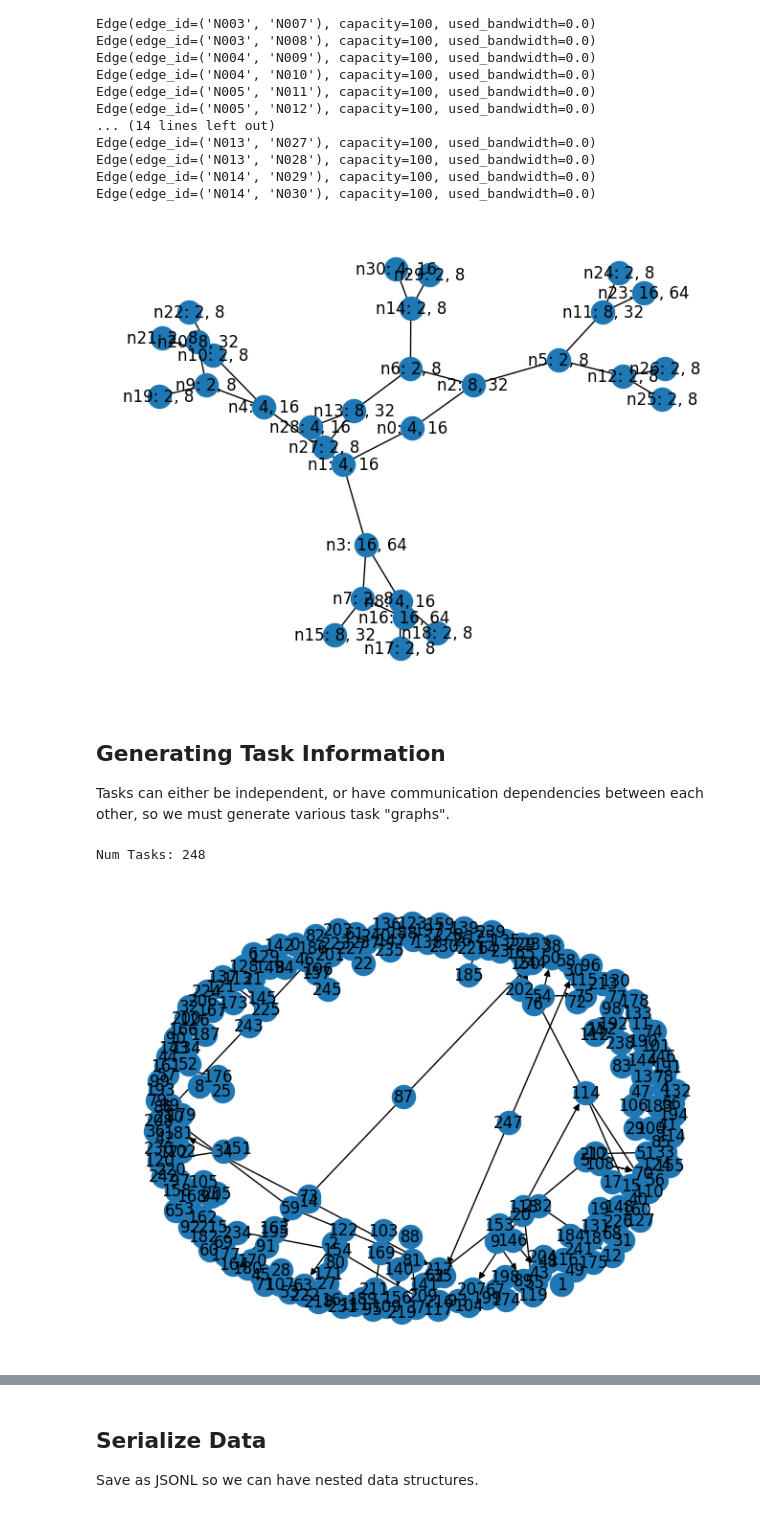
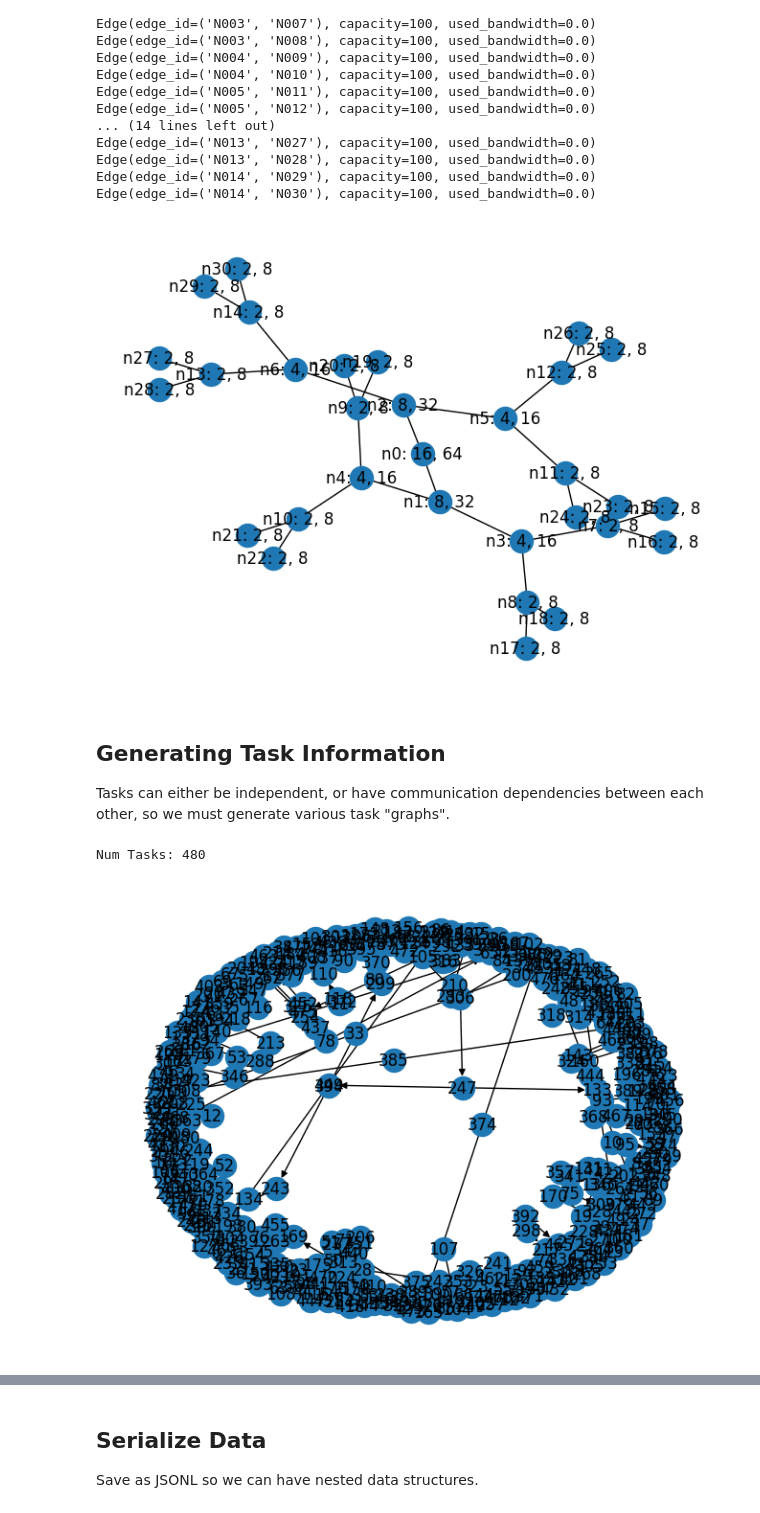
Before and after one commit to ProjectASAP/network-control-demo, a Jupyter notebook: solver_experimental/generate_topo.ipynb, the cells around one changed output, grey strips where cells are left out. Saved outputs shown, nothing was run; the diff lists cells and outputs as text; code cells hidden in the pictures.

```diff
--- a/solver_experimental/generate_topo.ipynb
+++ b/solver_experimental/generate_topo.ipynb
@@ -100,31 +100,32 @@ nx.draw(graph, with_labels=True)
 import random
 
 # Each node can be one of 4 tiers of CPU + memory.
-cpu_options = [2, 4, 8, 16]
-memory_options = [8, 16, 32, 64]
+cpu_options = [2 ** (i + 1) for i in range(h)]
+memory_options = [4 * cpu for cpu in cpu_options]
 
 cpu_specs = random.choices(cpu_options, weights=reversed(cpu_options), k=len(graph.nodes))
 mem_specs = [4 * cpu for cpu in cpu_specs]
 
 gen_nodes = []
 # Random resource usages.
-for i, (cpu, memory) in enumerate(zip(cpu_specs, mem_specs)):
-    n_id = f'N{i:03}'
-    node = Node(node_id=n_id, cpu_capacity=cpu, memory_capacity=memory)
-    gen_nodes.append(node)
-    print(node)
+# for i, (cpu, memory) in enumerate(zip(cpu_specs, mem_specs)):
+#     n_id = f'N{i:03}'
+#     node = Node(node_id=n_id, cpu_capacity=cpu, memory_capacity=memory)
+#     gen_nodes.append(node)
+#     print(node)
 
 # Tiered network topology.
-# for i, layer in enumerate(nx.bfs_layers(graph, [0])):
-#     for n in layer:
-#         n_id = f'N{n:03}'
+gen_nodes = []
+for i, layer in enumerate(nx.bfs_layers(graph, [0])):
+    for n in layer:
+        n_id = f'N{n:03}'
 
-#         idx = min(i, len(cpu_options) - 1)
-#         cpu = cpu_options[idx]
-#         memory = memory_options[idx]
+        idx = max(0, len(cpu_options) - i - 1)
+        cpu = cpu_options[idx]
+        memory = memory_options[idx]
 
-#         node = Node(node_id=n_id, cpu_capacity=cpu, memory_capacity=memory)
-#         print(node)
-#         gen_nodes.append(node)
-#     print(layer)
+        node = Node(node_id=n_id, cpu_capacity=cpu, memory_capacity=memory)
+        print(node)
+        gen_nodes.append(node)
+    print(layer)
 # %% [output]
@@ -181,22 +182,22 @@ nx.set_node_attributes(gen_graph, {i: node for i, node in enumerate(gen_nodes)},
 labels = {i: f'n{i}: {node.cpu_capacity}, {node.memory_capacity}' for i, node in enumerate(gen_nodes)}
 nx.draw(gen_graph, with_labels=True, labels=labels)
 # %% [output]
-[figure, old version]
+[figure, new version]
 # %% [markdown]
 ## Generating Task Information
 
 Tasks can either be independent, or have communication dependencies between each other, so we must generate various task "graphs".
 # %%
 # Generate task graphs.
-num_tasks = int(num_nodes * 8)
+num_tasks = 480
 print(f'Num Tasks: {num_tasks}')
 # Number of edges should scale linearly with nodes -> maintains sparsity.
 frac = (num_tasks / num_tasks ** 2) / 4
 task_graph = nx.fast_gnp_random_graph(num_tasks, p=frac, directed=True)
 nx.draw(task_graph, with_labels=True)
 # %% [output]
-Num Tasks: 248
+Num Tasks: 480
-[figure, old version]
+[figure, new version]
 # %%
 # Visualize different task graphs.
 comps = list(nx.weakly_connected_components(task_graph))
```
Also changed, not shown: parts of 6 cells of this notebook, 2 other files.
